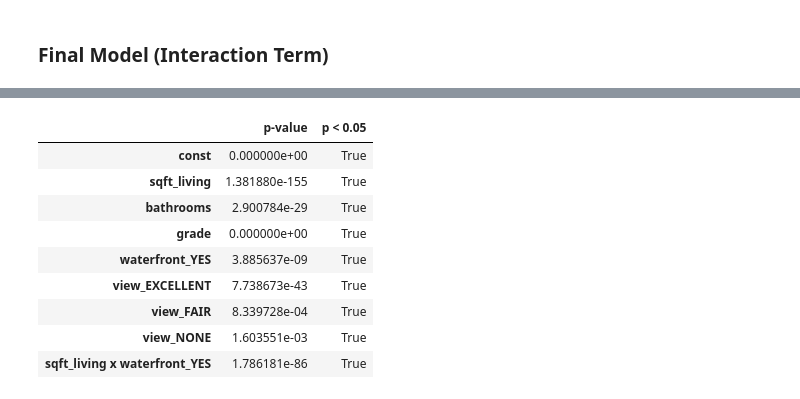
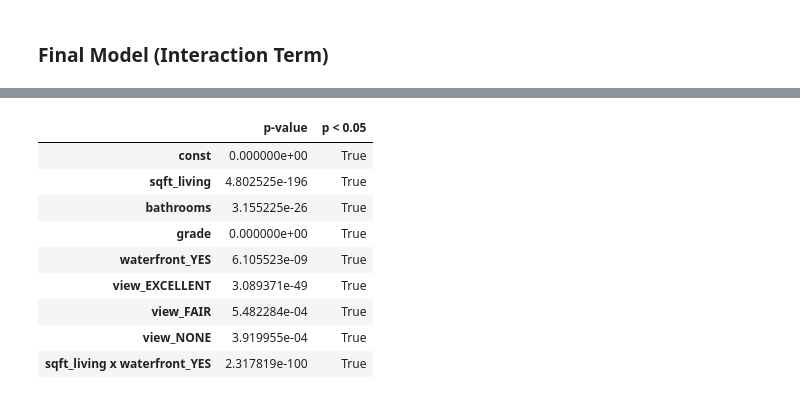
Before and after one commit to keziasetokusumo/dsc-phase-2-project-v2-5, a Jupyter notebook: KC_Analysis_Notebook.ipynb, the cells around one changed output, grey strips where cells are left out. Drawn from its saved outputs; the diff is of its cells as text; code cells hidden in the pictures.

```diff
--- a/KC_Analysis_Notebook.ipynb
+++ b/KC_Analysis_Notebook.ipynb
@@ -299,5 +311,0 @@ See the caveats in the documentation: https://pandas.pydata.org/pandas-docs/stab
-# %%
-# Create the third model with "grade" and print results
-third=sm.OLS(y, sm.add_constant(X_third))
-third_results=third.fit()
-print(third_results.summary())
@@ -331,0 +346,5 @@ plt.gcf().axes[0].yaxis.get_major_formatter().set_scientific(False)
+# %%
+# Create the third model with "grade" and print results
+third=sm.OLS(data['price'], sm.add_constant(X_third))
+third_results=third.fit()
+print(third_results.summary())
@@ -342,7 +382,7 @@ X_fourth=pd.get_dummies(X_fourth, columns=['waterfront', 'view'])
 X_fourth.drop(columns=['waterfront_NO', 'view_AVERAGE'], inplace=True)
 
 # Pass the dataframe into statsmodels and print results
-fourth=sm.OLS(y, sm.add_constant(X_fourth))
+fourth=sm.OLS(data['price'], sm.add_constant(X_fourth))
 fourth_results=fourth.fit()
 print(fourth_results.summary())
 # %% [output]
@@ -433,6 +473,6 @@ X_interaction
 # %%
 # Pass the interaction dataframe into statsmodels
-interaction_model = sm.OLS(y, sm.add_constant(X_interaction))
+interaction_model = sm.OLS(data['price'], sm.add_constant(X_interaction))
 interaction_results = interaction_model.fit()
 
 # Inspect the p-values of the independent variables in the final model
@@ -474,21 +514,21 @@ X_interaction2
 # %%
 # Check that all predictors are significant
-interaction2_model=sm.OLS(y, sm.add_constant(X_interaction2))
+interaction2_model=sm.OLS(data['price'], sm.add_constant(X_interaction2))
 interaction2_results=interaction2_model.fit()
 pvalues_df = pd.DataFrame(interaction2_results.pvalues, columns=["p-value"])
 pvalues_df["p < 0.05"] = pvalues_df["p-value"] < 0.05
 pvalues_df
 # %% [output]
 |  | p-value | p < 0.05 |
 | const | 0.000000e+00 | True |
-| sqft_living | 1.381880e-155 | True |
-| bathrooms | 2.900784e-29 | True |
+| sqft_living | 4.802525e-196 | True |
+| bathrooms | 3.155225e-26 | True |
 | grade | 0.000000e+00 | True |
-| waterfront_YES | 3.885637e-09 | True |
-| view_EXCELLENT | 7.738673e-43 | True |
-| view_FAIR | 8.339728e-04 | True |
-| view_NONE | 1.603551e-03 | True |
-| sqft_living x waterfront_YES | 1.786181e-86 | True |
+| waterfront_YES | 6.105523e-09 | True |
+| view_EXCELLENT | 3.089371e-49 | True |
+| view_FAIR | 5.482284e-04 | True |
+| view_NONE | 3.919955e-04 | True |
+| sqft_living x waterfront_YES | 2.317819e-100 | True |
 # %%
 # Print results of the final model
 print(interaction2_results.summary())
```
Also changed, not shown: parts of 61 cells of this notebook.
